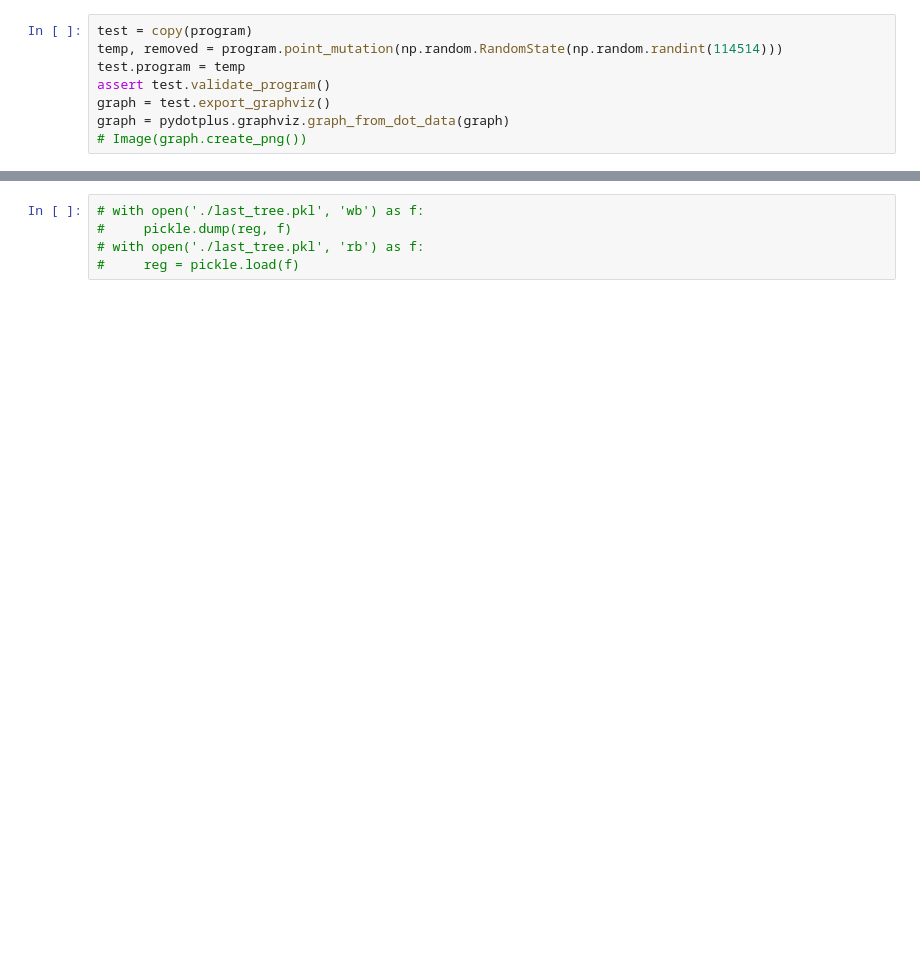
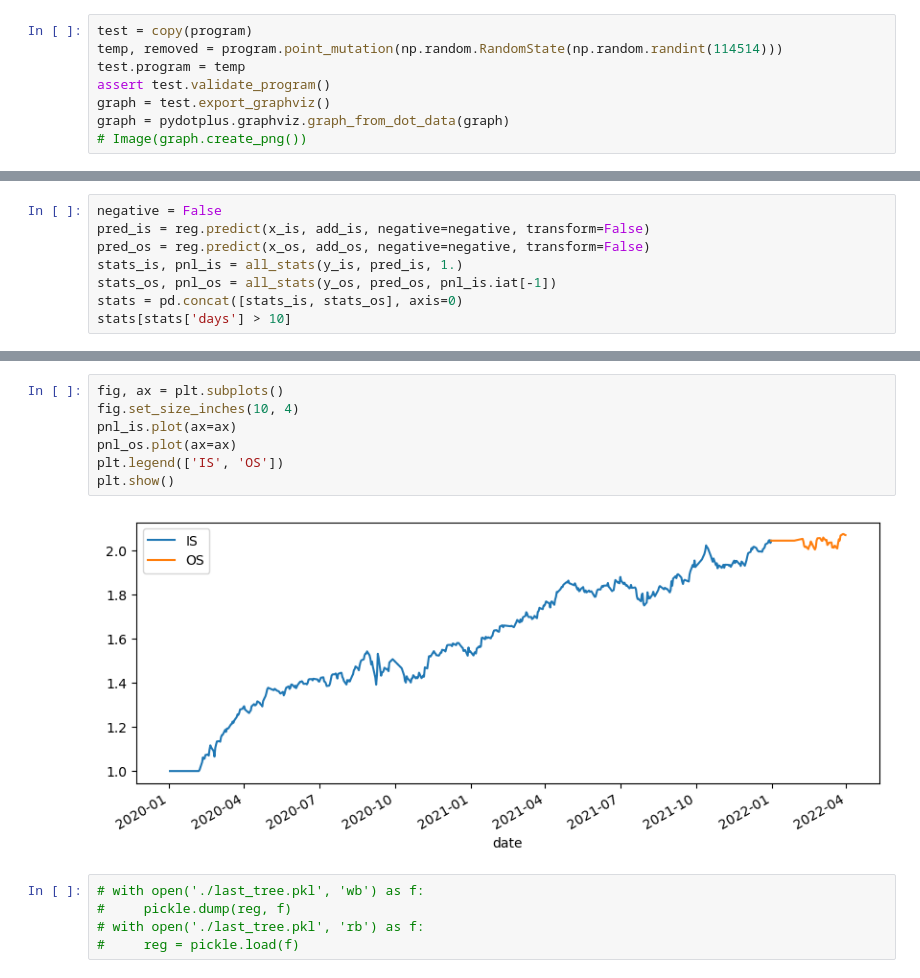
Before and after one commit to Ct-nep/gplearn-for-finance, a Jupyter notebook: test_gp.ipynb, the cells around one changed output, grey strips where cells are left out. Cells and saved outputs as stored; diff of their text form; blank space fills up the shorter version.

```diff
--- a/test_gp.ipynb
+++ b/test_gp.ipynb
@@ -806,0 +644,8 @@ fix_population = deepcopy(population)
+# %%
+negative = False
+pred_is = reg.predict(x_is, add_is, negative=negative, transform=False)
+pred_os = reg.predict(x_os, add_os, negative=negative, transform=False)
+stats_is, pnl_is = all_stats(y_is, pred_is, 1.)
+stats_os, pnl_os = all_stats(y_os, pred_os, pnl_is.iat[-1])
+stats = pd.concat([stats_is, stats_os], axis=0)
+stats[stats['days'] > 10]
@@ -807,3 +659,12 @@ fix_population = deepcopy(population)
+# %%
+fig, ax = plt.subplots()
+fig.set_size_inches(10, 4)
+pnl_is.plot(ax=ax)
+pnl_os.plot(ax=ax)
+plt.legend(['IS', 'OS'])
+plt.show()
+# %% [output]
+[figure, added]
 # %%
 # with open('./last_tree.pkl', 'wb') as f:
 #     pickle.dump(reg, f)
```
Also changed, not shown: parts of 34 cells of this notebook, 7 other files.
